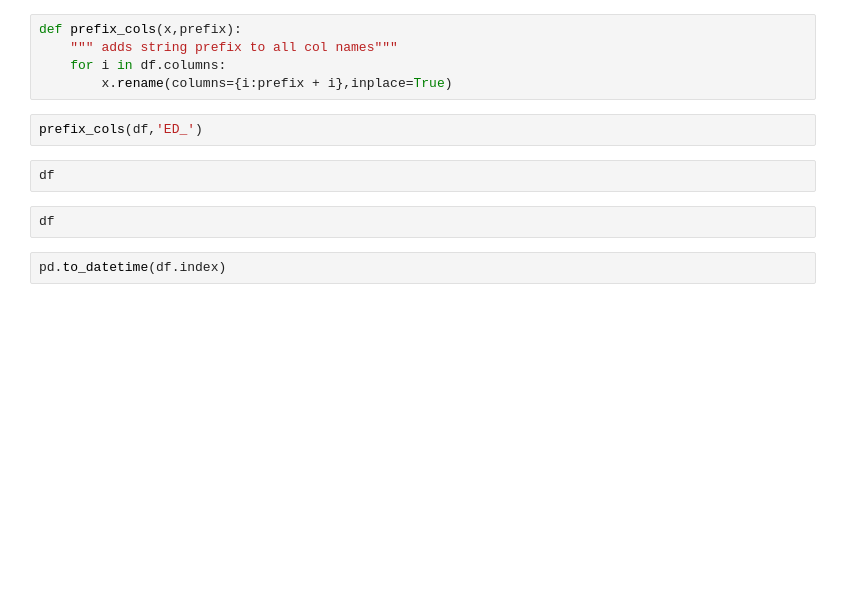
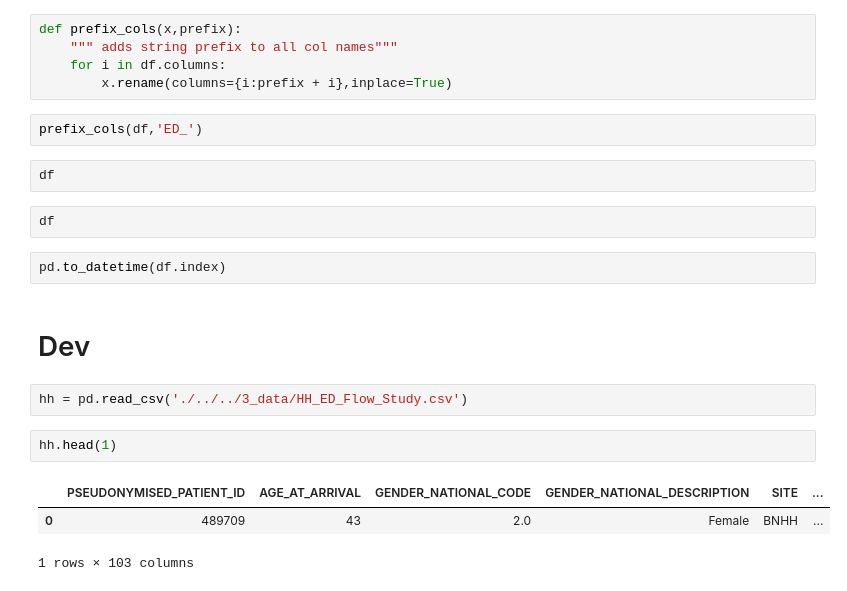
Before and after one commit to BradKeogh/flosp, a Jupyter notebook: pmthMAIN.ipynb, the cells around one changed output. Drawn from its saved outputs; the diff is of its cells as text; blank space fills up the shorter version.

```diff
--- a/pmthMAIN.ipynb
+++ b/pmthMAIN.ipynb
@@ -99,3 +199,13 @@ df
 df
 # %%
 pd.to_datetime(df.index)
+# %% [markdown]
+# Dev
+# %%
+hh = pd.read_csv('./../../3_data/HH_ED_Flow_Study.csv')
+# %%
+hh.head(1)
+# %% [output]
+|  | PSEUDONYMISED_PATIENT_ID | AGE_AT_ARRIVAL | GENDER_NATIONAL_CODE | GENDER_NATIONAL_DESCRIPTION | SITE | ... |
+| 0 | 489709 | 43 | 2.0 | Female | BNHH | ... |
+1 rows × 103 columns
```
Also changed, not shown: parts of 20 cells of this notebook, 4 other files.
